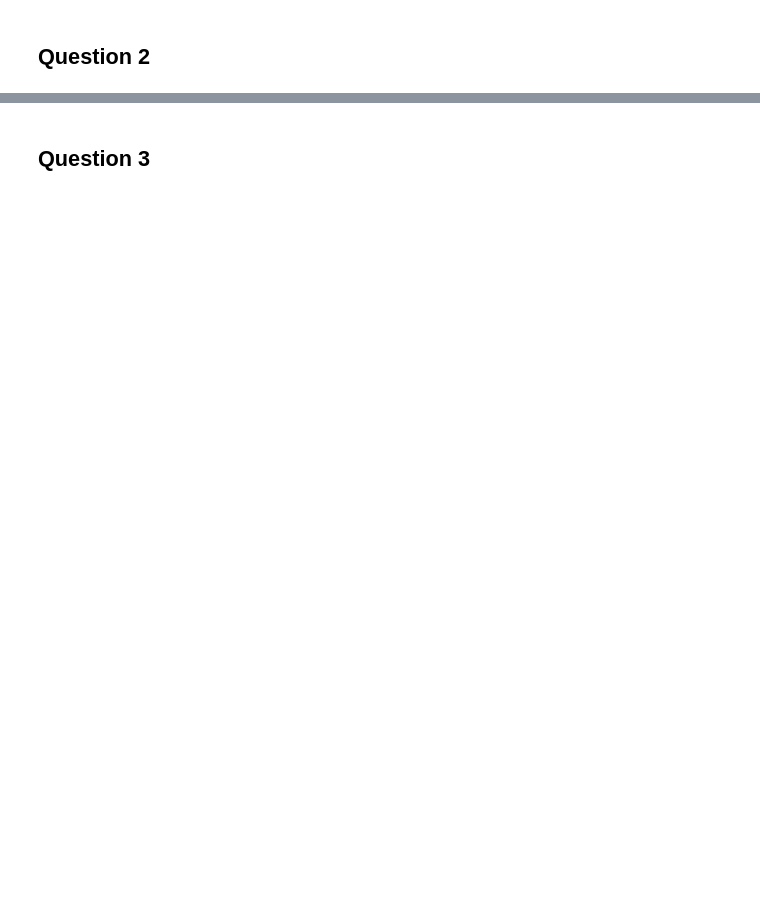
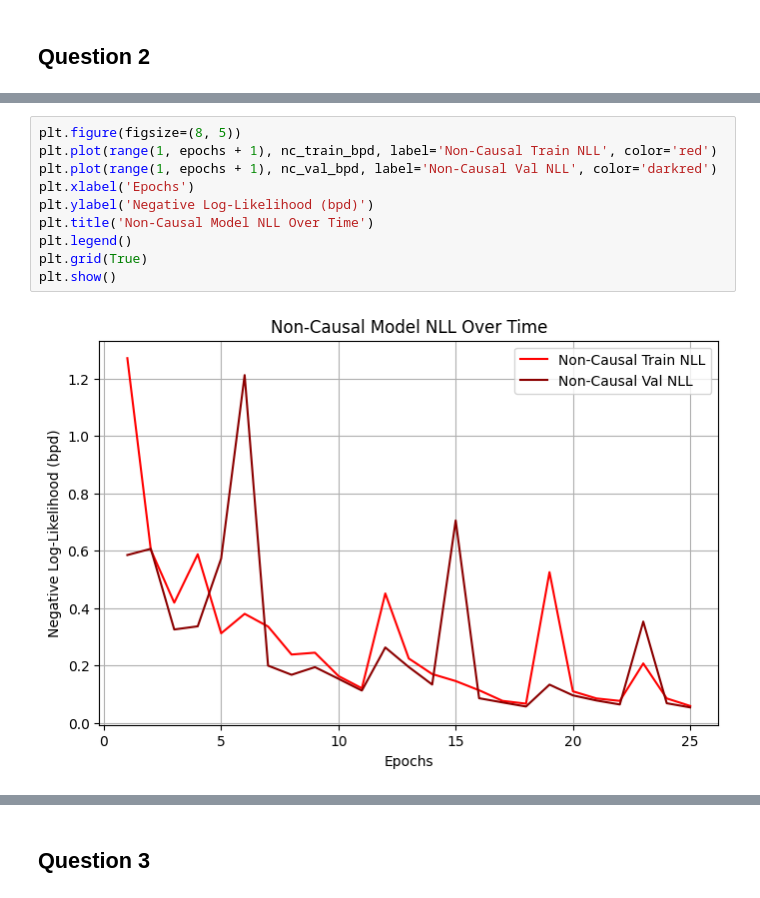
Before and after one commit to ordinary813/ordinaryLib, a Jupyter notebook: dgm/DGM26_hw4.ipynb, the cells around one changed output, grey strips where cells are left out. Cells and saved outputs as stored; diff of their text form; blank space fills up the shorter version.

```diff
--- a/dgm/DGM26_hw4.ipynb
+++ b/dgm/DGM26_hw4.ipynb
@@ -440,0 +569,12 @@ plt.show()
+# %%
+plt.figure(figsize=(8, 5))
+plt.plot(range(1, epochs + 1), nc_train_bpd, label='Non-Causal Train NLL', color='red')
+plt.plot(range(1, epochs + 1), nc_val_bpd, label='Non-Causal Val NLL', color='darkred')
+plt.xlabel('Epochs')
+plt.ylabel('Negative Log-Likelihood (bpd)')
+plt.title('Non-Causal Model NLL Over Time')
+plt.legend()
+plt.grid(True)
+plt.show()
+# %% [output]
+[figure, added]
```
Also changed, not shown: parts of 30 cells of this notebook, 5 other files.
